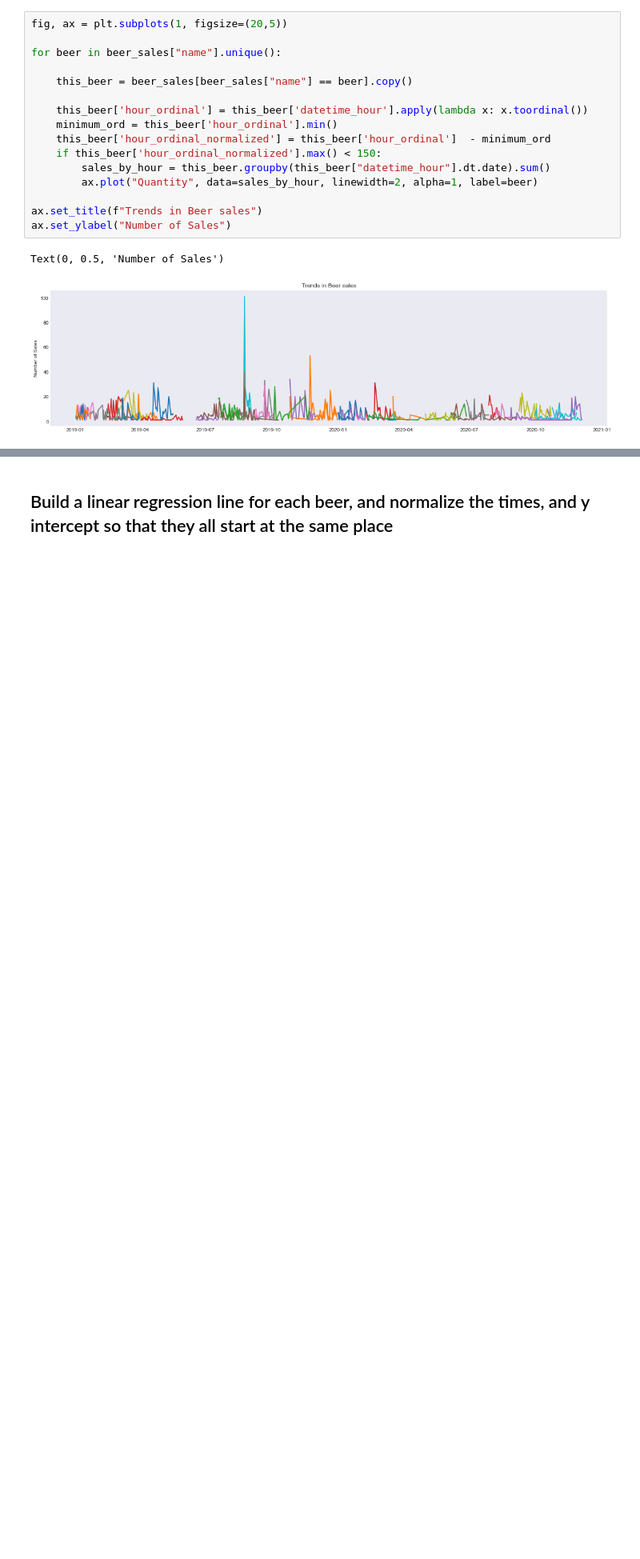
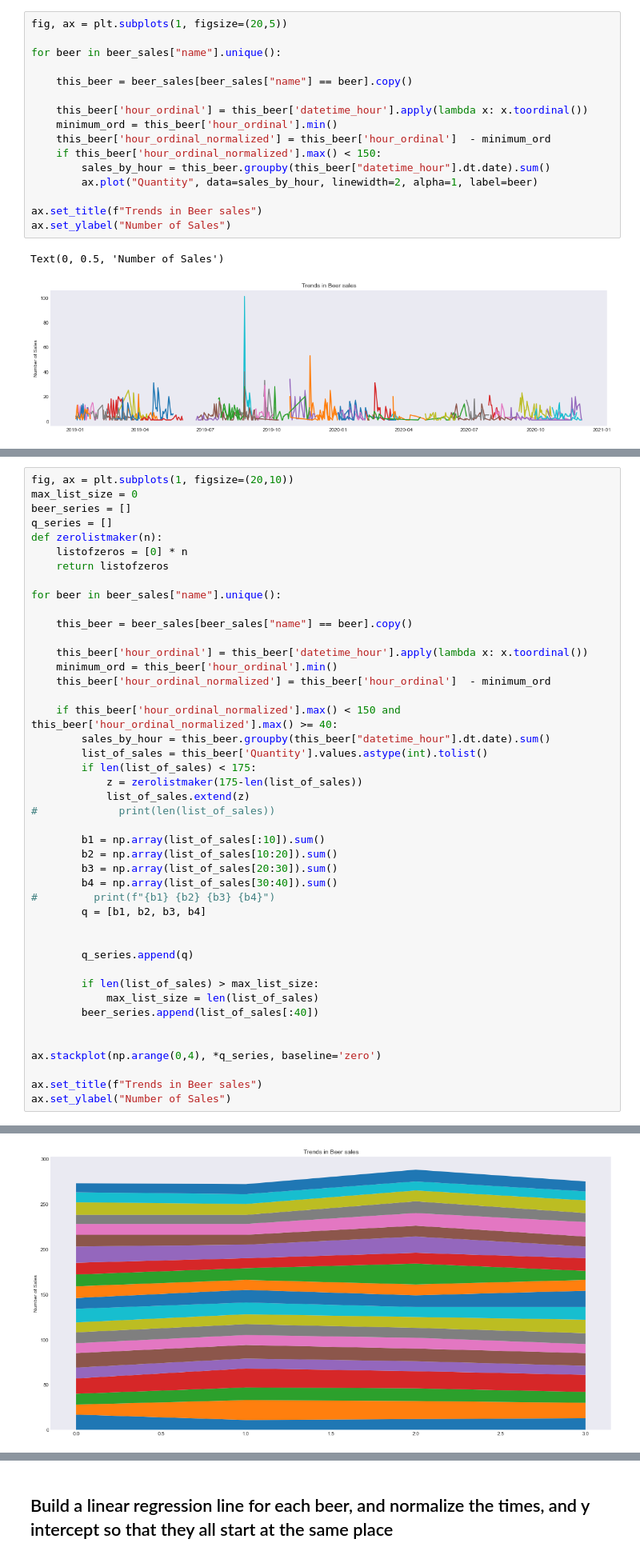
Before and after one commit to pcgentry/brewery-lifecycles, a Jupyter notebook: eda/Minor Beers.ipynb, the cells around one changed output, grey strips where cells are left out. Shown at 80% size. Cells and saved outputs as stored; diff of their text form; blank space fills up the shorter version.

```diff
--- a/eda/Minor Beers.ipynb
+++ b/eda/Minor Beers.ipynb
@@ -196,0 +289,45 @@ Text(0, 0.5, 'Number of Sales')
+# %%
+fig, ax = plt.subplots(1, figsize=(20,10))
+max_list_size = 0
+beer_series = []
+q_series = []
+def zerolistmaker(n):
+    listofzeros = [0] * n
+    return listofzeros
+
+for beer in beer_sales["name"].unique():
+
+    this_beer = beer_sales[beer_sales["name"] == beer].copy()
+
+    this_beer['hour_ordinal'] = this_beer['datetime_hour'].apply(lambda x: x.toordinal())
+    minimum_ord = this_beer['hour_ordinal'].min()
+    this_beer['hour_ordinal_normalized'] = this_beer['hour_ordinal']  - minimum_ord
+
+    if this_beer['hour_ordinal_normalized'].max() < 150 and this_beer['hour_ordinal_normalized'].max() >= 40:
+        sales_by_hour = this_beer.groupby(this_beer["datetime_hour"].dt.date).sum()
+        list_of_sales = this_beer['Quantity'].values.astype(int).tolist()
+        if len(list_of_sales) < 175:
+            z = zerolistmaker(175-len(list_of_sales))
+            list_of_sales.extend(z)
+#             print(len(list_of_sales))
+
+        b1 = np.array(list_of_sales[:10]).sum()
+        b2 = np.array(list_of_sales[10:20]).sum()
+        b3 = np.array(list_of_sales[20:30]).sum()
+        b4 = np.array(list_of_sales[30:40]).sum()
+#         print(f"{b1} {b2} {b3} {b4}")
+        q = [b1, b2, b3, b4]
+
+
+        q_series.append(q)
+
+        if len(list_of_sales) > max_list_size:
+            max_list_size = len(list_of_sales)
+        beer_series.append(list_of_sales[:40])
+
+
+ax.stackplot(np.arange(0,4), *q_series, baseline='zero')
+
+ax.set_title(f"Trends in Beer sales")
+ax.set_ylabel("Number of Sales")
+# %% [output]
@@ -196,0 +335 @@ Text(0, 0.5, 'Number of Sales')
+[figure, added]
```
Also changed, not shown: parts of 10 cells of this notebook, 10 other files.
